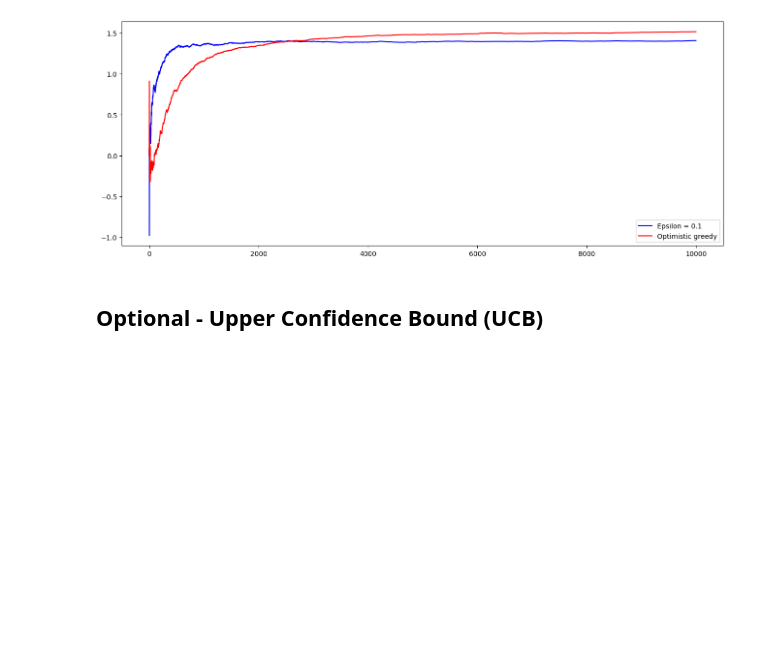
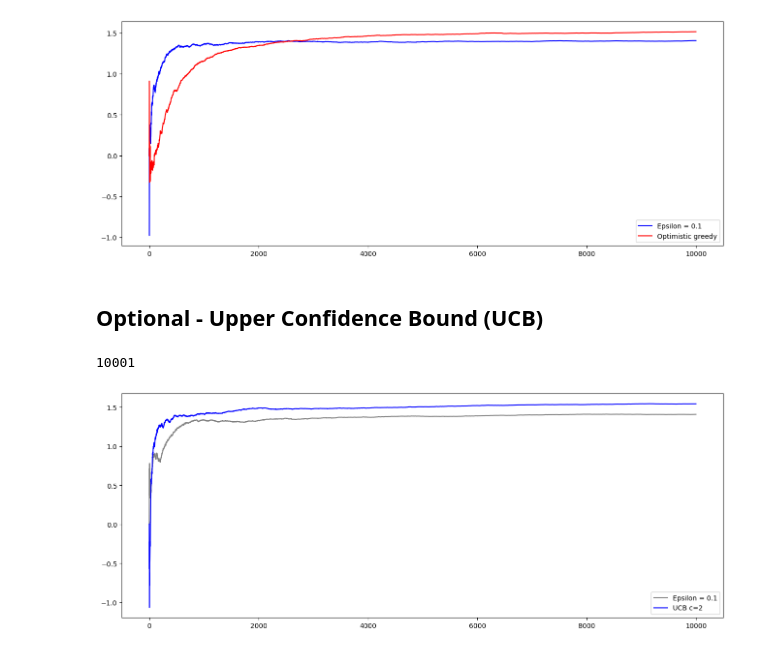
Before and after one commit to i-am-batpool/WiDS-2024-Can-Computers-Think, a Jupyter notebook: Week 1/work_on_bandits.ipynb, the cells around one changed output. Saved outputs shown, nothing was run; the diff lists cells and outputs as text; code cells hidden in the pictures; blank space fills up the shorter version.

```diff
--- a/Week 1/work_on_bandits.ipynb
+++ b/Week 1/work_on_bandits.ipynb
@@ -181,0 +176,42 @@ def run_ucb(c):
+# %%
+def run_ucb(c):
+    rewards=[0]
+    avglist=[0 for _ in range(10)]
+    nlist=[0 for _ in range(10)]
+    for _ in range(10000):
+        max_indices=[]
+        if (min(nlist)==0):
+            for i in range(10):
+                if (nlist[i]==0):
+                    max_indices.append(i)
+        else:
+            vals=[]
+            for i in range(10):
+                vals.append(avglist[i]+(c*np.sqrt((np.log(_+1))/(nlist[i]))))
+            max_value=max(vals)
+            for i in range(10):
+                if (vals[i]==max_value):
+                    max_indices.append(i)
+        chosen_lever=random.choice(max_indices)
+        obtained=bandits[chosen_lever].pullLever()
+        rewards.append(rewards[-1]+obtained)
+        avglist[chosen_lever]=(((nlist[chosen_lever])*(avglist[chosen_lever]))+obtained)/(nlist[chosen_lever]+1)
+        nlist[chosen_lever]+=1
+    return rewards
+# %%
+plt.figure(figsize=(16,6))
+cumu_rewards=run_epsilon_greedy(0.1)
+rewardsavg=[0]
+for i in range(10000):
+    rewardsavg.append(cumu_rewards[i+1]/(i+1))
+plt.plot(rewardsavg, label='Epsilon = 0.1', color='grey')
+cumu_rewards=run_ucb(2)
+rewardsavg=[0]
+for i in range(10000):
+    rewardsavg.append(cumu_rewards[i+1]/(i+1))
+plt.plot(rewardsavg, label="UCB c=2", color='blue')
+plt.legend()
+plt.show()
+# %% [output]
+10001
+[figure, added]
```
Also changed, not shown: parts of 2 cells of this notebook.
